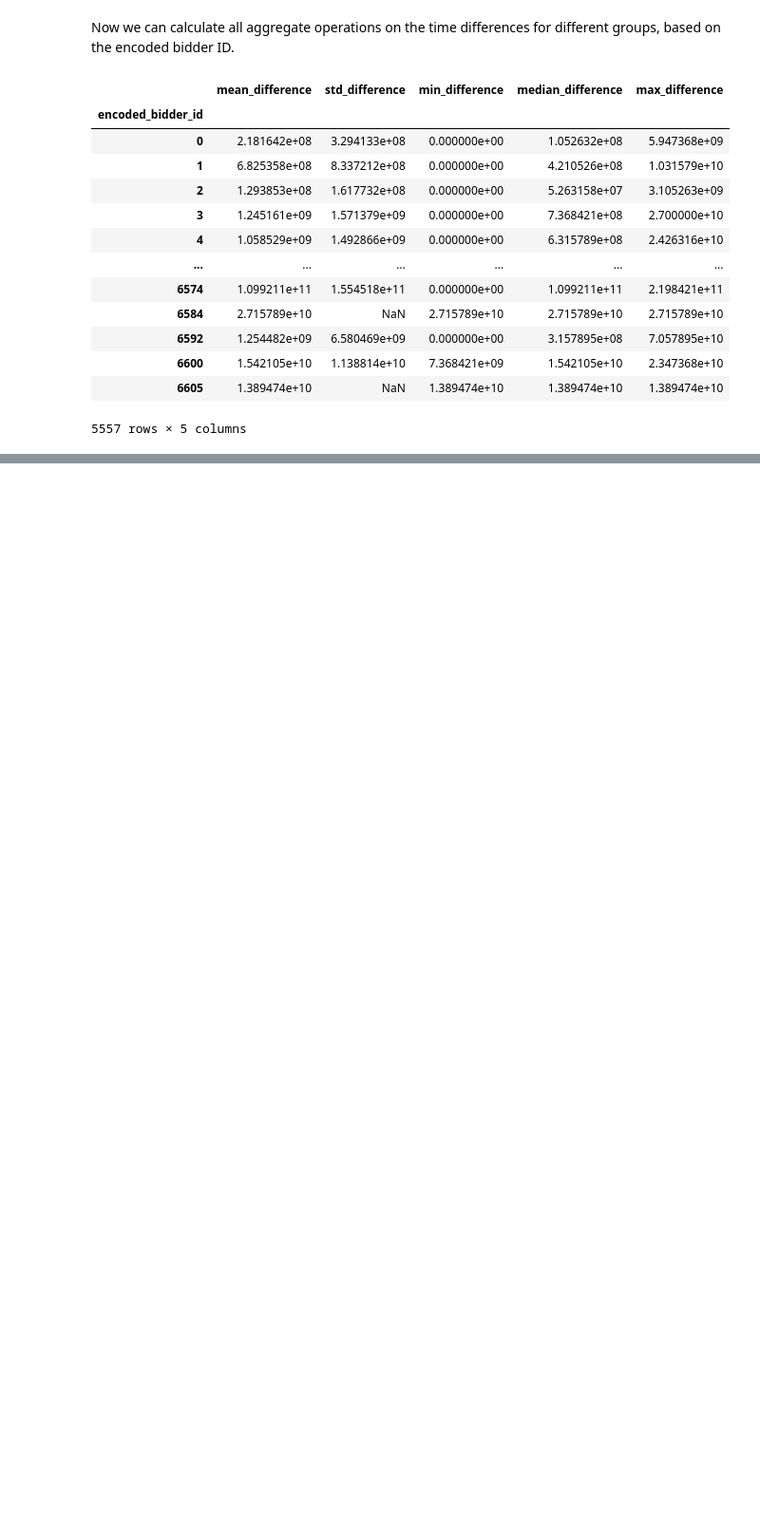
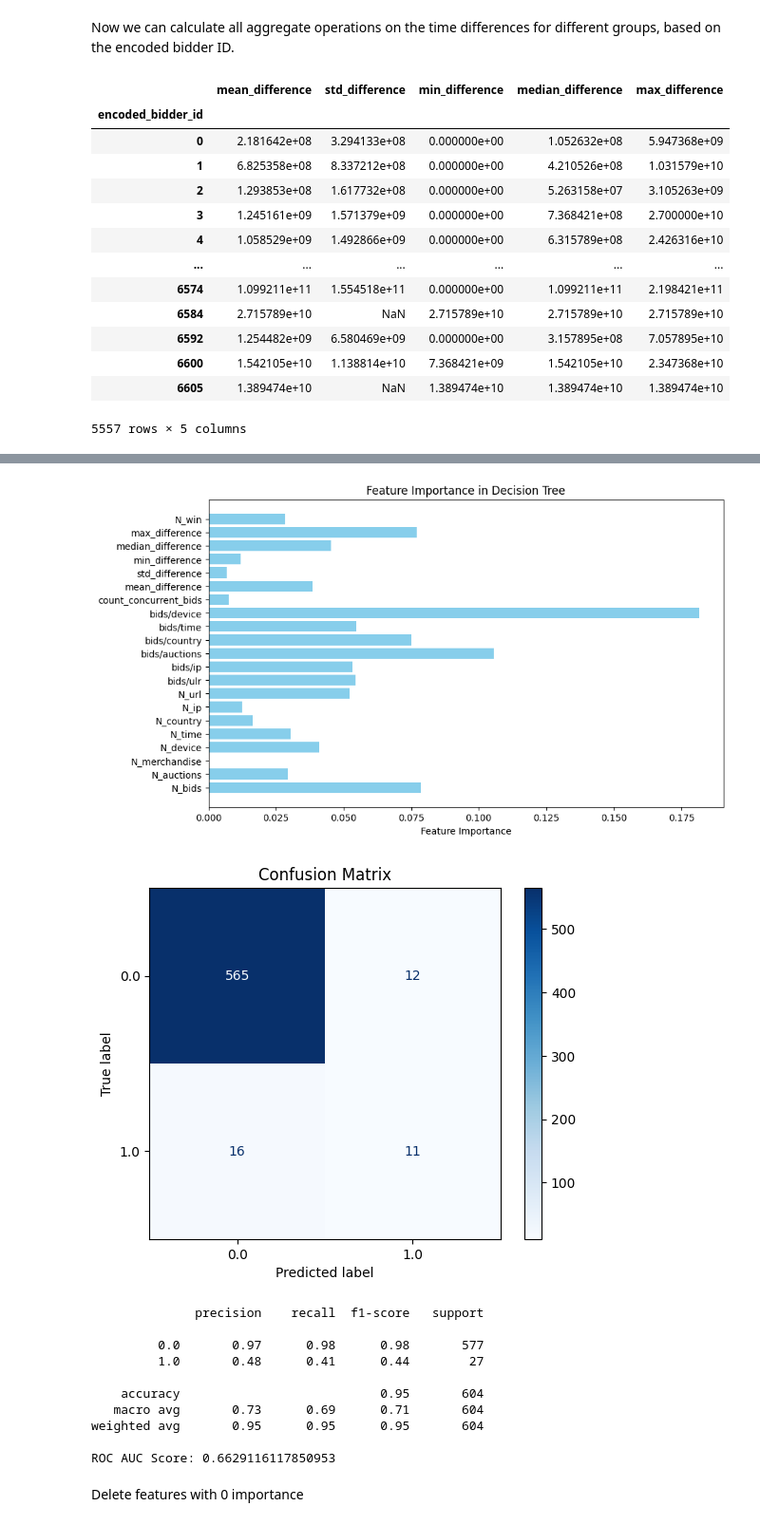
Before and after one commit to trueilorp/Bidder-classification, a Jupyter notebook: RF/note5.ipynb, the cells around one changed output, grey strips where cells are left out. Shown at 95% size. Cells and saved outputs as stored; diff of their text form; code cells hidden in the pictures; blank space fills up the shorter version.

```diff
--- a/RF/note5.ipynb
+++ b/RF/note5.ipynb
@@ -233,0 +257,3 @@ def decision_tree_for_feature_importances(df_train_bidder):
+# %%
+temp_df = bids.sort_values(['auction', 'time'])
+temp_df
@@ -233,0 +274,4 @@ def decision_tree_for_feature_importances(df_train_bidder):
+# %%
+winner_bids = temp_df.groupby('auction').max('time')
+count_win = winner_bids.groupby('encoded_bidder_id').count().drop('time',axis=1, inplace=False).rename(columns = {'bid_id': 'N_win'})
+count_win
@@ -233,0 +298,4 @@ def decision_tree_for_feature_importances(df_train_bidder):
+# %%
+# adding N_win
+df_train_bidder = pd.merge(df_train_bidder, count_win, on='encoded_bidder_id', how='left').fillna(0)
+df_train_bidder
@@ -233,0 +316,18 @@ def decision_tree_for_feature_importances(df_train_bidder):
+# %%
+df = df_train_bidder.drop(['encoded_bidder_id'],axis=1,inplace=False)
+decision_tree_for_feature_importances(df)
+# %% [output]
+[figure, added]
+[figure, added]
+              precision    recall  f1-score   support
+
+         0.0       0.97      0.98      0.98       577
+         1.0       0.48      0.41      0.44        27
+
+    accuracy                           0.95       604
+   macro avg       0.73      0.69      0.71       604
+weighted avg       0.95      0.95      0.95       604
+
+ROC AUC Score: 0.6629116117850953
+# %% [markdown]
+Delete features with 0 importance
```
Also changed, not shown: parts of 17 cells of this notebook, 2 other files.
